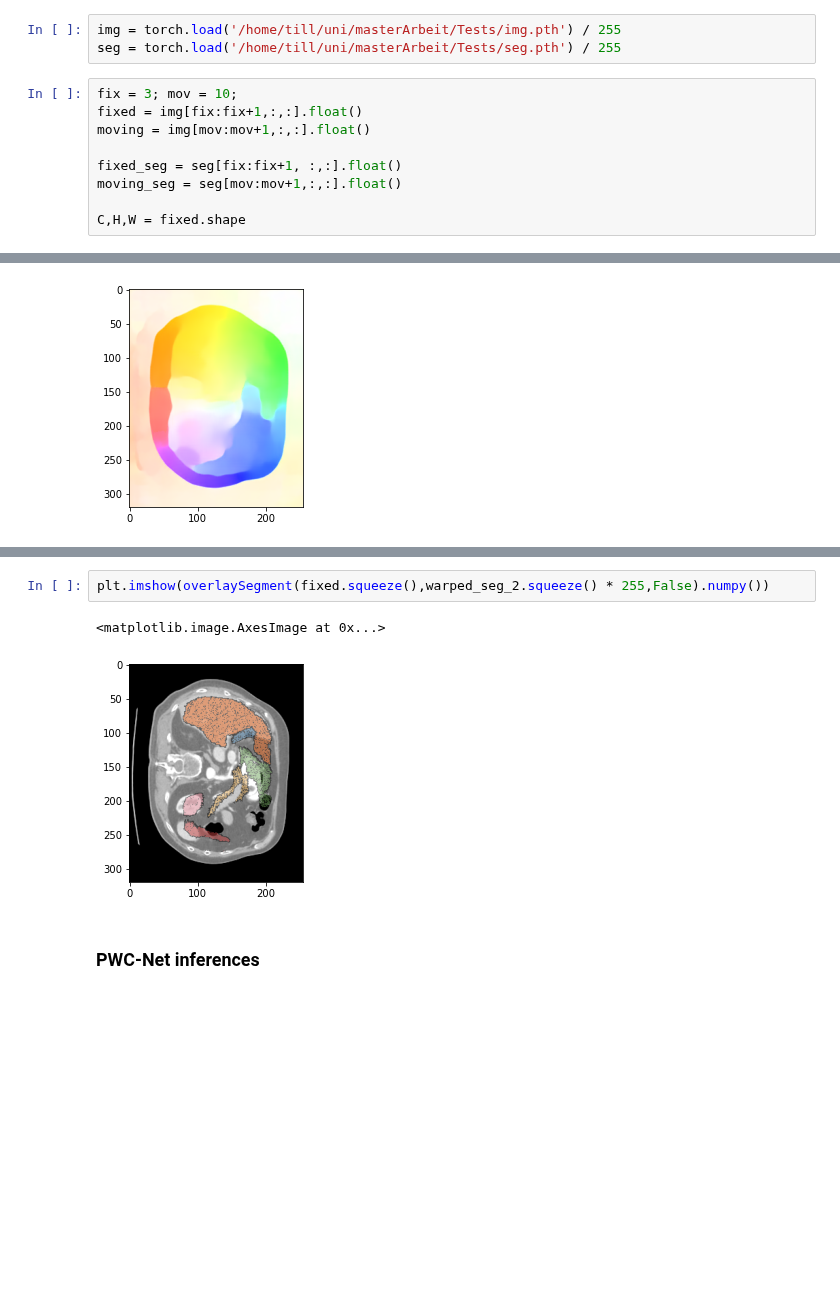
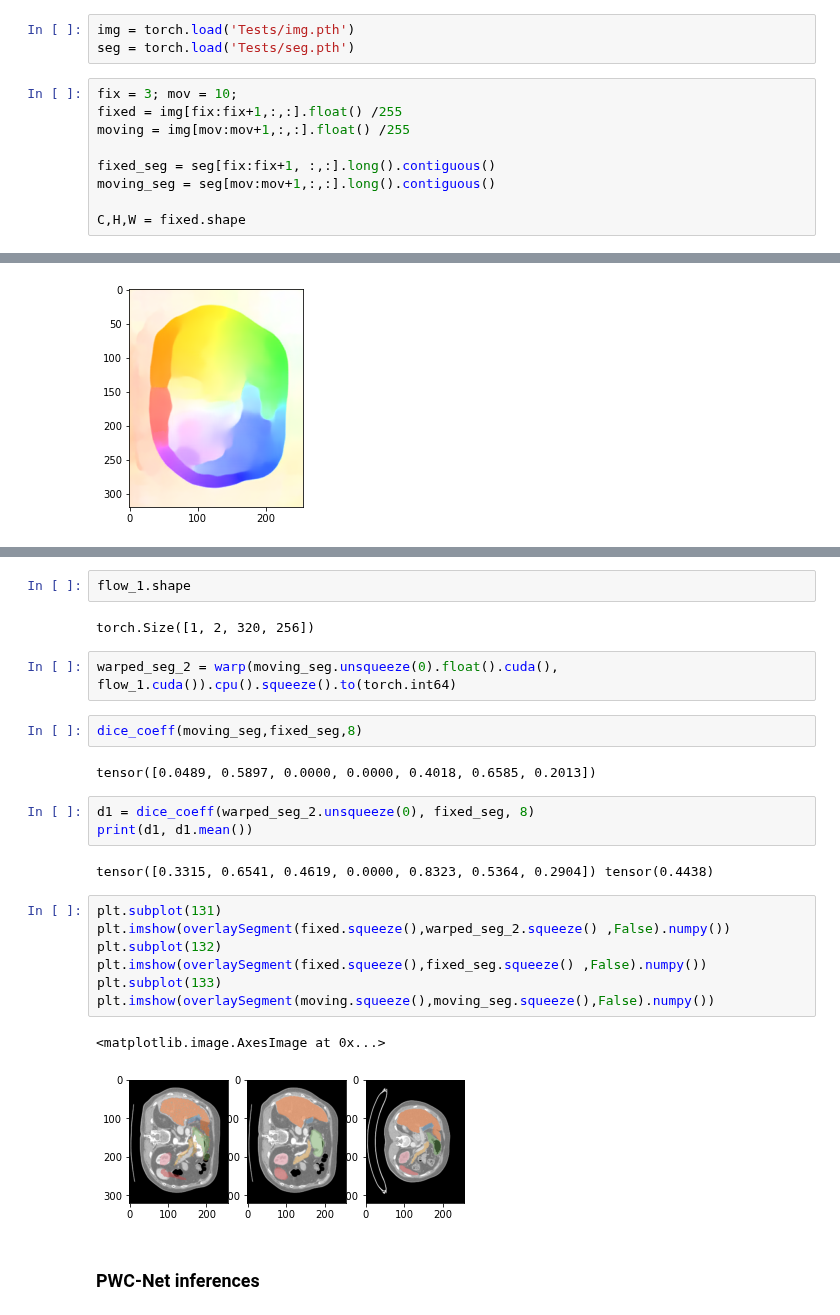
Before and after one commit to TillNicke/KD-for-optical-flow, a Jupyter notebook: Flow and PWC comparing.ipynb, the cells around one changed output, grey strips where cells are left out. Saved outputs shown, nothing was run; the diff lists cells and outputs as text; blank space fills up the shorter version.

Commit message:
more exploration of PWC and Flow2

```diff
--- a/Flow and PWC comparing.ipynb
+++ b/Flow and PWC comparing.ipynb
@@ -159,14 +159,14 @@ def preprocessing_flownet(img_1, img_2):
 # %% [markdown]
 ## Loading Torso Images
 # %%
-img = torch.load('/home/till/uni/masterArbeit/Tests/img.pth') / 255
-seg = torch.load('/home/till/uni/masterArbeit/Tests/seg.pth') / 255
+img = torch.load('Tests/img.pth')
+seg = torch.load('Tests/seg.pth')
 # %%
 fix = 3; mov = 10;
-fixed = img[fix:fix+1,:,:].float()
-moving = img[mov:mov+1,:,:].float()
+fixed = img[fix:fix+1,:,:].float() /255
+moving = img[mov:mov+1,:,:].float() /255
 
-fixed_seg = seg[fix:fix+1, :,:].float()
-moving_seg = seg[mov:mov+1,:,:].float()
+fixed_seg = seg[fix:fix+1, :,:].long().contiguous()
+moving_seg = seg[mov:mov+1,:,:].long().contiguous()
 
 C,H,W = fixed.shape
@@ -228,7 +220,27 @@ tensor([0.])
-# %%
-plt.imshow(overlaySegment(fixed.squeeze(),warped_seg_2.squeeze() * 255,False).numpy())
-# %% [output]
-<matplotlib.image.AxesImage at 0x...>
-[figure, removed]
+# %%
+flow_1.shape
+# %% [output]
+torch.Size([1, 2, 320, 256])
+# %%
+warped_seg_2 = warp(moving_seg.unsqueeze(0).float().cuda(), flow_1.cuda()).cpu().squeeze().to(torch.int64)
+# %%
+dice_coeff(moving_seg,fixed_seg,8)
+# %% [output]
+tensor([0.0489, 0.5897, 0.0000, 0.0000, 0.4018, 0.6585, 0.2013])
+# %%
+d1 = dice_coeff(warped_seg_2.unsqueeze(0), fixed_seg, 8)
+print(d1, d1.mean())
+# %% [output]
+tensor([0.3315, 0.6541, 0.4619, 0.0000, 0.8323, 0.5364, 0.2904]) tensor(0.4438)
+# %%
+plt.subplot(131)
+plt.imshow(overlaySegment(fixed.squeeze(),warped_seg_2.squeeze() ,False).numpy())
+plt.subplot(132)
+plt.imshow(overlaySegment(fixed.squeeze(),fixed_seg.squeeze() ,False).numpy())
+plt.subplot(133)
+plt.imshow(overlaySegment(moving.squeeze(),moving_seg.squeeze(),False).numpy())
+# %% [output]
+<matplotlib.image.AxesImage at 0x...>
+[figure, added]
 # %% [markdown]
 ### PWC-Net inferences
```
Also changed, not shown: parts of 13 cells of this notebook, 1 other file.
